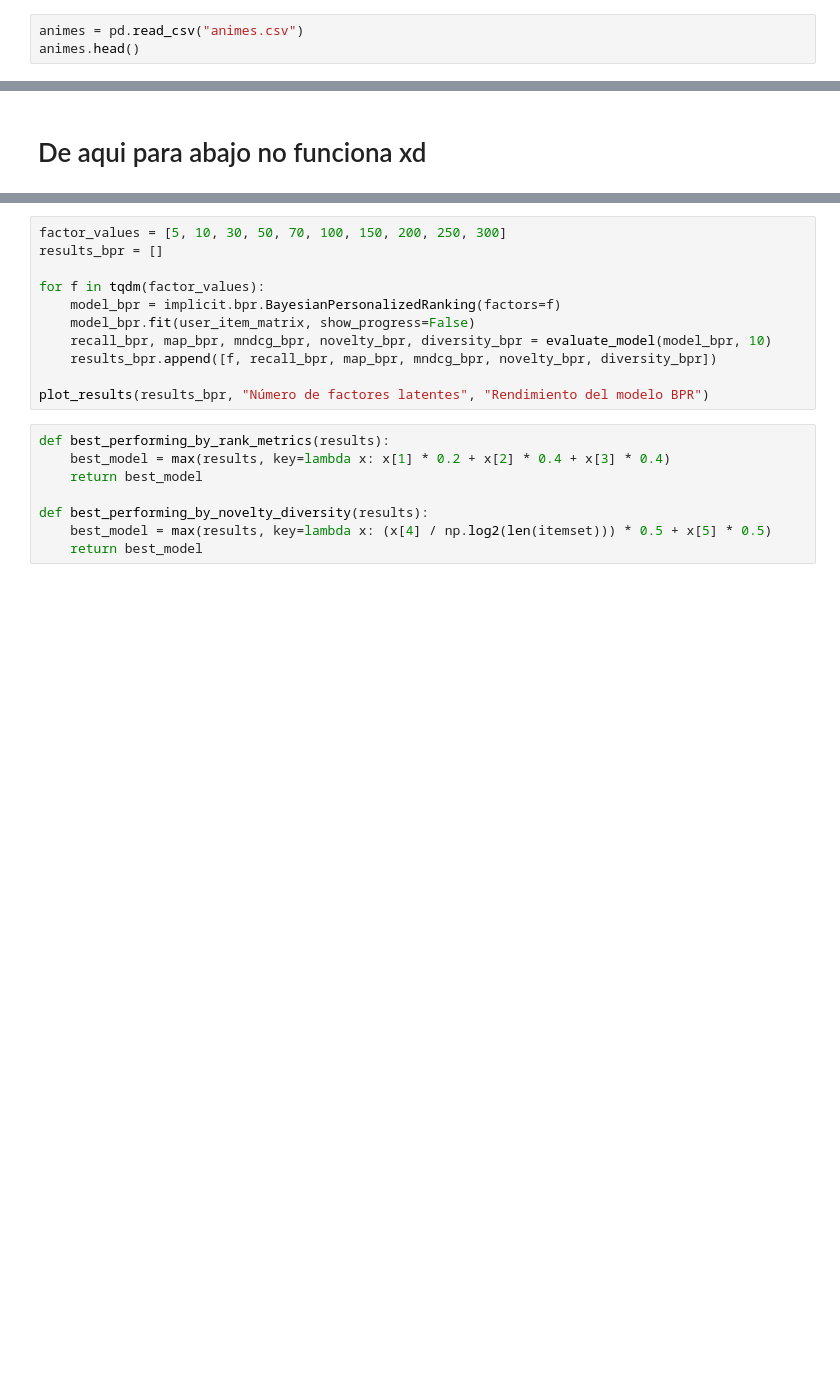
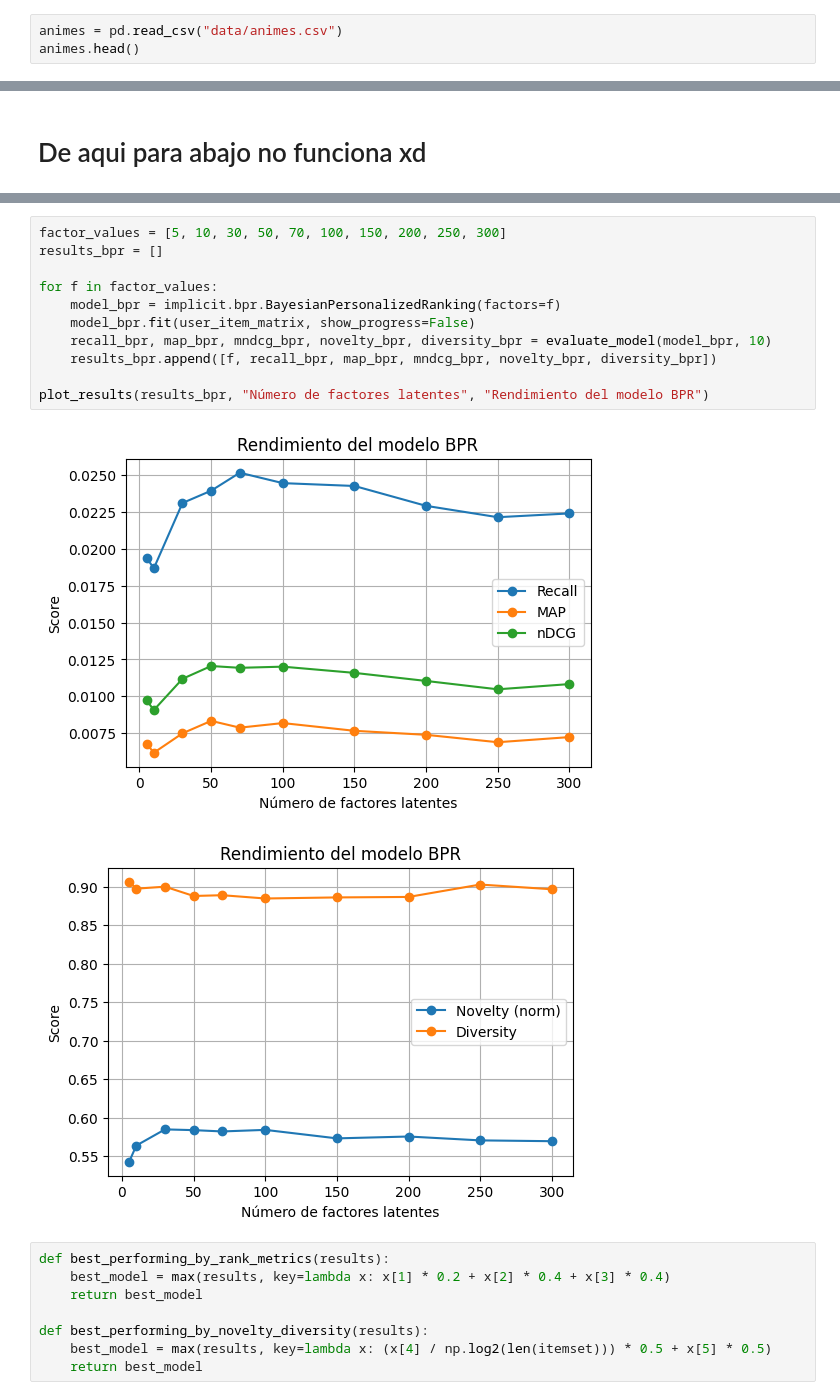
Before and after one commit to benjahuenchunir/Proyecto-Recsys, a Jupyter notebook: Proyecto_Recsys.ipynb, the cells around one changed output, grey strips where cells are left out. Cells and saved outputs as stored; diff of their text form; blank space fills up the shorter version.

```diff
--- a/Proyecto_Recsys.ipynb
+++ b/Proyecto_Recsys.ipynb
@@ -14,6 +15,6 @@ import scipy.sparse as sp
 # %% [markdown]
 Dataset original de https://www.kaggle.com/datasets/marlesson/myanimelist-dataset-animes-profiles-reviews
 # %%
-animes = pd.read_csv("animes.csv")
+animes = pd.read_csv("data/animes.csv")
 animes.head()
 # %% [output]
@@ -479,14 +589,17 @@ plot_results(results_als, "Número de factores latentes", "Rendimiento del Model
 # %%
 factor_values = [5, 10, 30, 50, 70, 100, 150, 200, 250, 300]
 results_bpr = []
 
-for f in tqdm(factor_values):
+for f in factor_values:
     model_bpr = implicit.bpr.BayesianPersonalizedRanking(factors=f)
     model_bpr.fit(user_item_matrix, show_progress=False)
     recall_bpr, map_bpr, mndcg_bpr, novelty_bpr, diversity_bpr = evaluate_model(model_bpr, 10)
     results_bpr.append([f, recall_bpr, map_bpr, mndcg_bpr, novelty_bpr, diversity_bpr])
 
 plot_results(results_bpr, "Número de factores latentes", "Rendimiento del modelo BPR")
+# %% [output]
+[figure, added]
+[figure, added]
 # %%
 def best_performing_by_rank_metrics(results):
     best_model = max(results, key=lambda x: x[1] * 0.2 + x[2] * 0.4 + x[3] * 0.4)
```
Also changed, not shown: parts of 21 cells of this notebook, 5 other files.
